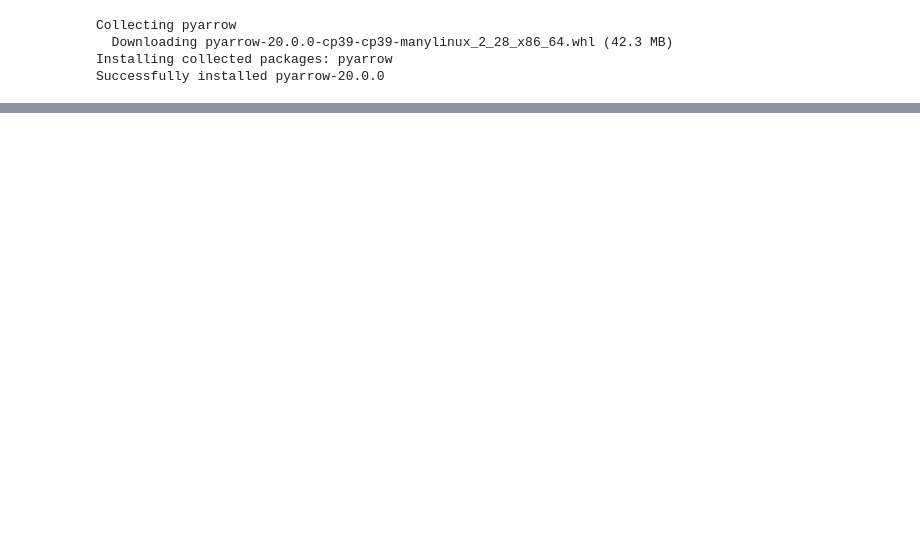
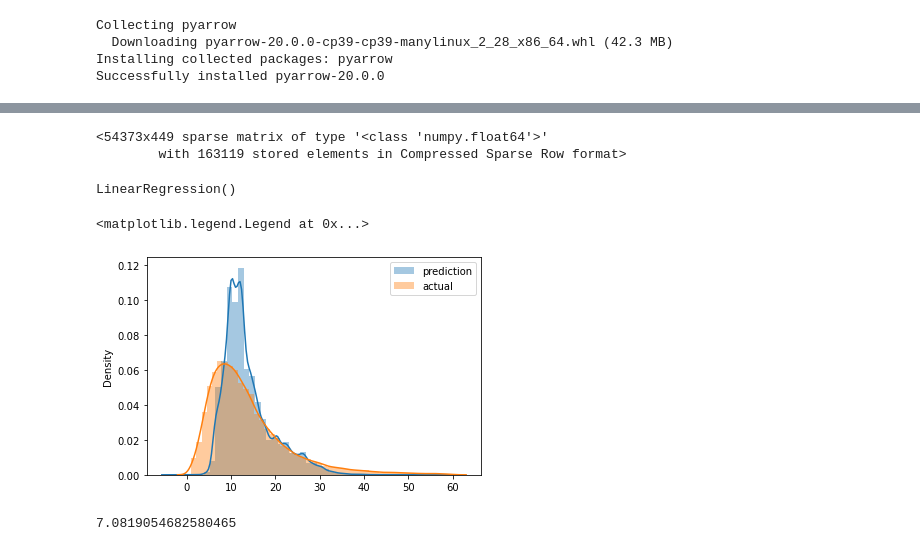
Before and after one commit to oceaniswater/mlops-zoomcamp, a Jupyter notebook: 01-intro/homework-1.ipynb, the cells around one changed output, grey strips where cells are left out. Cells and saved outputs as stored; diff of their text form; code cells hidden in the pictures; blank space fills up the shorter version.

Commit message:
train model

```diff
--- a/01-intro/homework-1.ipynb
+++ b/01-intro/homework-1.ipynb
@@ -20,0 +112,29 @@ df.head()
+# %%
+X_train = dv.fit_transform(train_dicts)
+# %%
+X_train
+# %% [output]
+<54373x449 sparse matrix of type '<class 'numpy.float64'>'
+        with 163119 stored elements in Compressed Sparse Row format>
+# %%
+target = 'duration'
+y_train = df[target].values
+# %%
+lr = LinearRegression()
+lr.fit(X_train, y_train)
+# %% [output]
+LinearRegression()
+# %%
+y_pred = lr.predict(X_train)
+# %%
+sns.distplot(y_pred, label='prediction')
+sns.distplot(y_train, label='actual')
+
+plt.legend()
+# %% [output]
+<matplotlib.legend.Legend at 0x...>
+[figure, added]
+# %%
+mean_squared_error(y_train, y_pred, squared=False)
+# %% [output]
+7.0819054682580465
```
Also changed, not shown: parts of 16 cells of this notebook.
